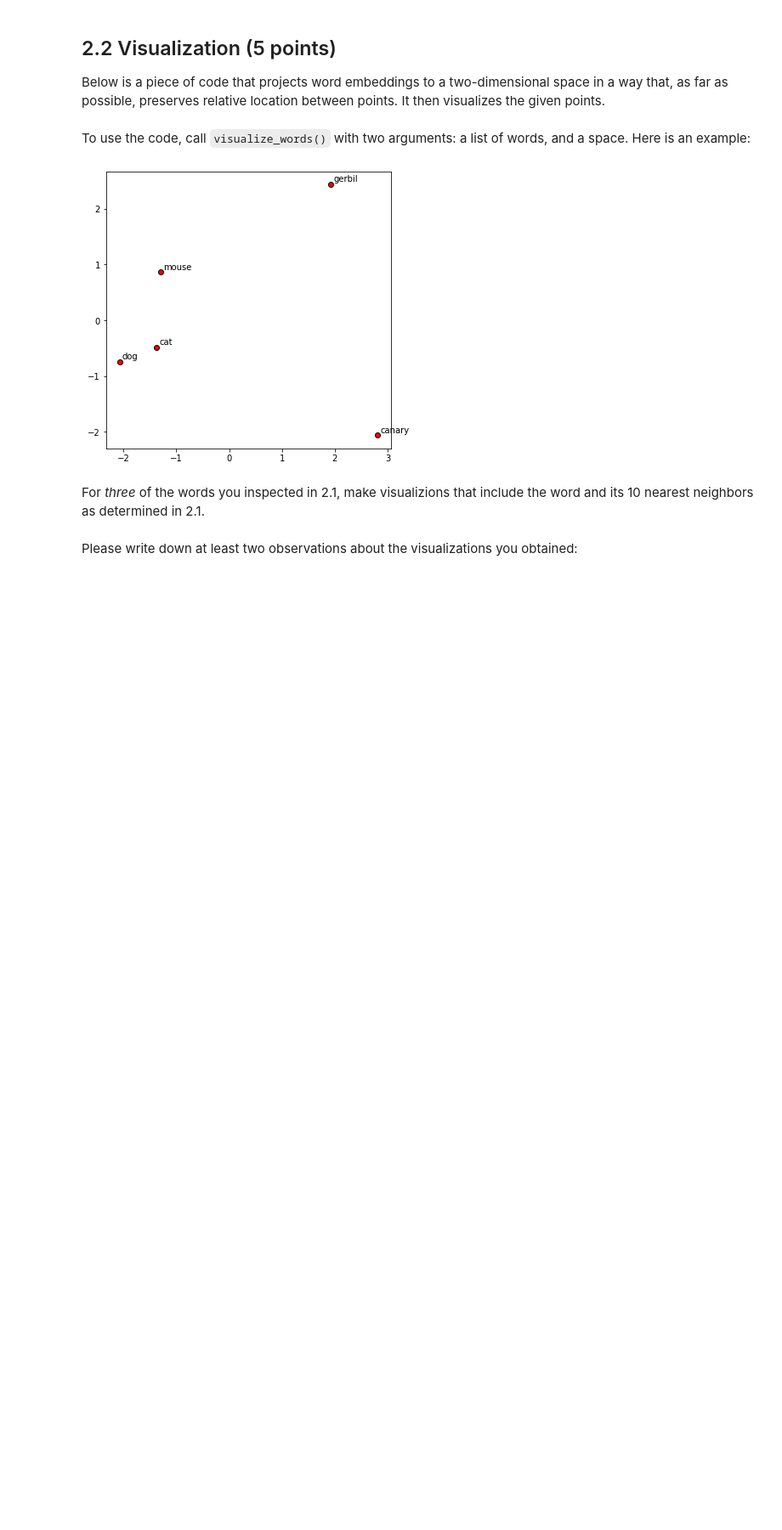
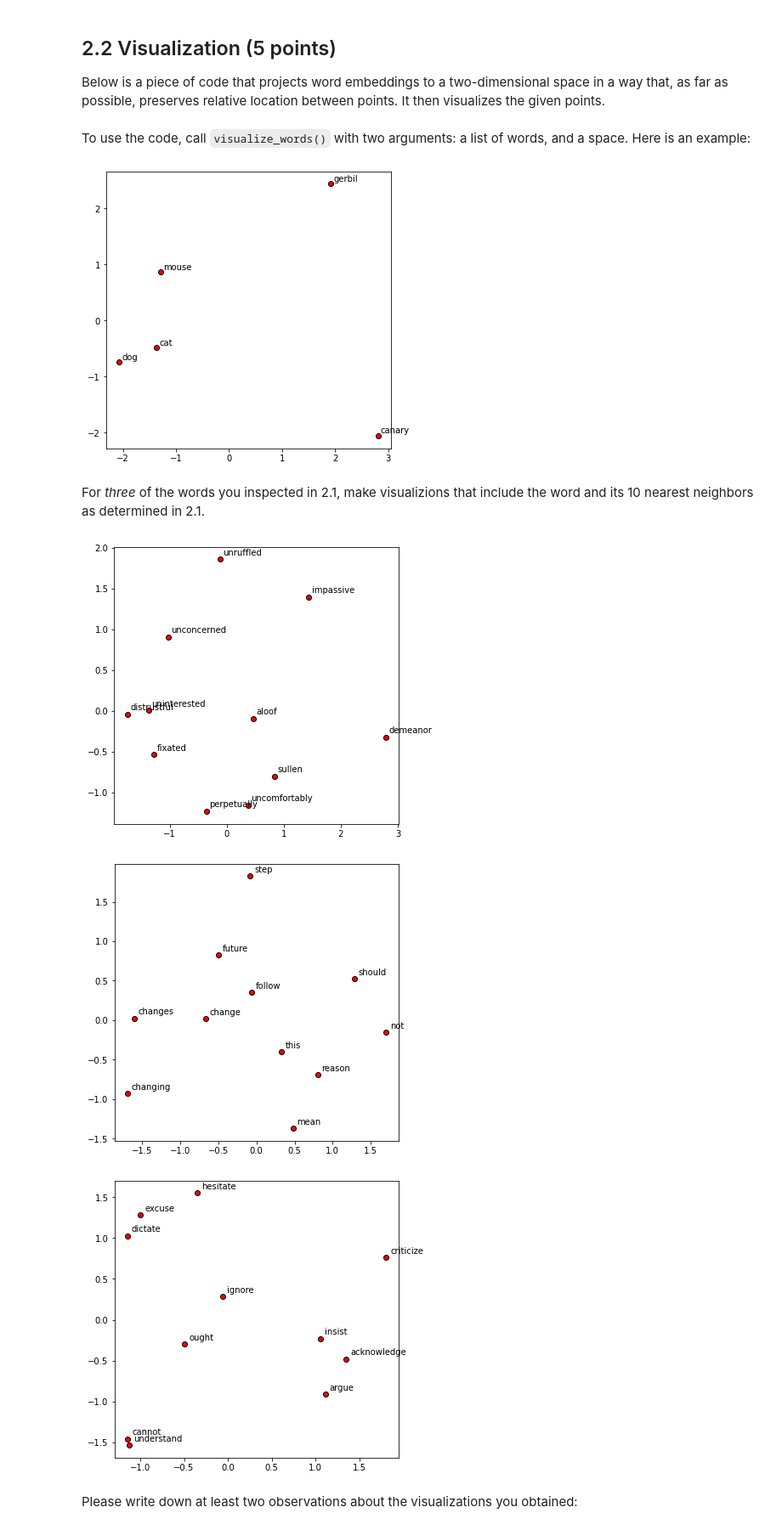
Before and after one commit to eloragh/UT_Austin_LIN_353c, a Jupyter notebook: Homework/Introcl_homework_5.ipynb, the cells around one changed output. Shown at 85% size. Drawn from its saved outputs; the diff is of its cells as text; code cells hidden in the pictures; blank space fills up the shorter version.

```diff
--- a/Homework/Introcl_homework_5.ipynb
+++ b/Homework/Introcl_homework_5.ipynb
@@ -253,3 +373,42 @@ For *three* of the words you inspected in 2.1, make visualizions that include th
+# %%
+# space for your code here.
+
+# create a list for each word
+# the first word in the list is the original word
+# the rest are it's ten most similar words
+
+aloof_list = ["aloof",]
+
+change_list = ["change",]
+
+ignore_list = ["ignore",]
+
+# loop through the dictionary made for 2.1
+
+for key, value in three_dict.items():
+    for val in value:
+        for i in range(10):
+
+            # append each similar word to it's respective list
+
+            if val == "aloof":
+                aloof_list.append(three_dict[key][val][i][0])
+            elif val == "change":
+                change_list.append(three_dict[key][val][i][0])
+            elif val == "ignore":
+                ignore_list.append(three_dict[key][val][i][0])
+
+# create a scatter plot for each of them
+
+aloof_visual = visualize_words(aloof_list, space)
+
+change_visual = visualize_words(change_list, space)
+
+ignore_visual = visualize_words(ignore_list, space)
+# %% [output]
+[figure, added]
+[figure, added]
+[figure, added]
 # %% [markdown]
 Please write down at least two observations about the visualizations you obtained:
 # %% [markdown]
```
Also changed, not shown: parts of 19 cells of this notebook, 2 other files.
